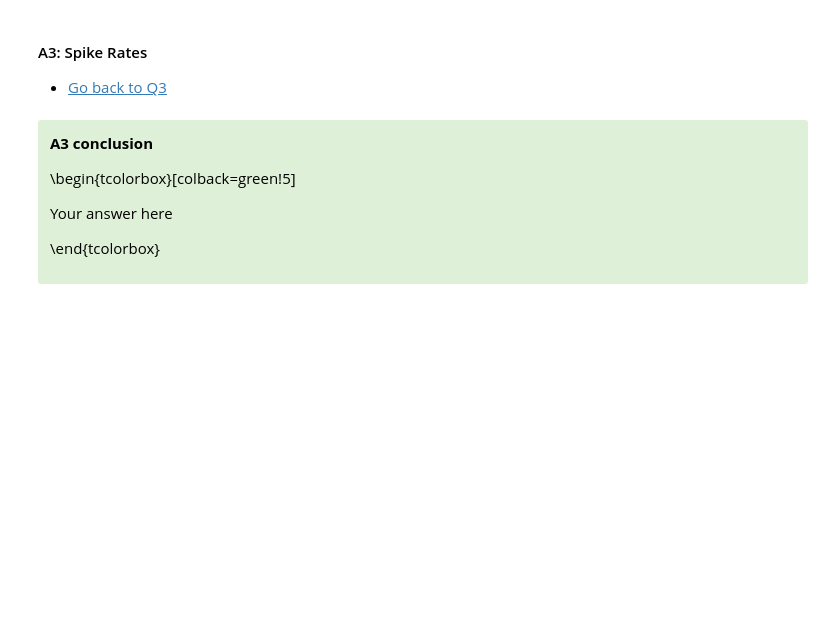
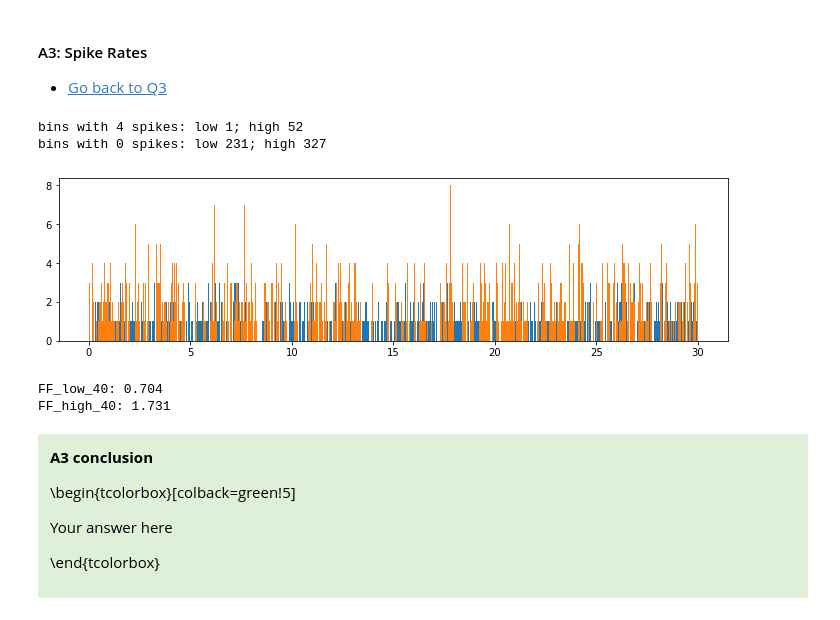
Before and after one commit to RobbeDeMuynck/CN_practicals, a Jupyter notebook: Module 2/Module2_Ex1_XX.ipynb, the cells around one changed output. Cells and saved outputs as stored; diff of their text form; code cells hidden in the pictures; blank space fills up the shorter version.

```diff
--- a/Module 2/Module2_Ex1_XX.ipynb
+++ b/Module 2/Module2_Ex1_XX.ipynb
@@ -306,20 +308,40 @@ Your answer here
 # %%
 # Hint: if you use np.arange (as suggested), make sure that also your end time is included in the range.
 # Hint: you can also use np.linspace, make sure that you want the number of time_edges of the bins, not the number of bins.
 # Hint: you can use plt.hist() to plot but dont use plt.hist() to calculate the histogram values because it returns floating numbers, which will give troubles in your future calculations.
 
 # Use the following variables:
 #increments_low_50
 #increments_high_50
 #time_bin_edges
 #bins_low_4spikes
 #bins_low_0spikes
 #bins_high_4spikes
 #bins_high_0spikes
 
 ######################
 ##  Q3.1 solution   ##
 ######################
+time_bin_edges = np.arange(0, 30.040, 0.040)
+plt.hist(spikes_low, time_bin_edges)
+hist_low, _ = histogram(spikes_low, time_bin_edges)
+plt.hist(spikes_high, time_bin_edges)
+hist_high, _ = histogram(spikes_high, time_bin_edges)
+
+bins_low_4spikes = (hist_low == 4)*1
+bins_low_0spikes = (hist_low == 0)*1
+
+bins_high_4spikes = (hist_high == 4)*1
+bins_high_0spikes = (hist_high == 0)*1
+
+print(f"""
+bins with 4 spikes: low {np.sum(bins_low_4spikes)}; high {np.sum(bins_high_4spikes)}
+bins with 0 spikes: low {np.sum(bins_low_0spikes)}; high {np.sum(bins_high_0spikes)}
+""")
+# %% [output]
+bins with 4 spikes: low 1; high 52
+bins with 0 spikes: low 231; high 327
+[figure, added]
 # %%
 # Use the following variables:
 #FF_low_50
@@ -328,6 +350,17 @@ Your answer here
 ######################
 ##  Q3.2 solution   ##
 ######################
+
+FF_low_40 = var(hist_low)/mean(hist_low)
+FF_high_40 = var(hist_high)/mean(hist_high)
+
+print(f"""
+FF_low_40: {FF_low_40:.3f}
+FF_high_40: {FF_high_40:.3f}
+""")
+# %% [output]
+FF_low_40: 0.704
+FF_high_40: 1.731
 # %% [markdown]
 <div class="alert alert-success">
 <span style="color:black">
```
Also changed, not shown: parts of 1 cell of this notebook.
